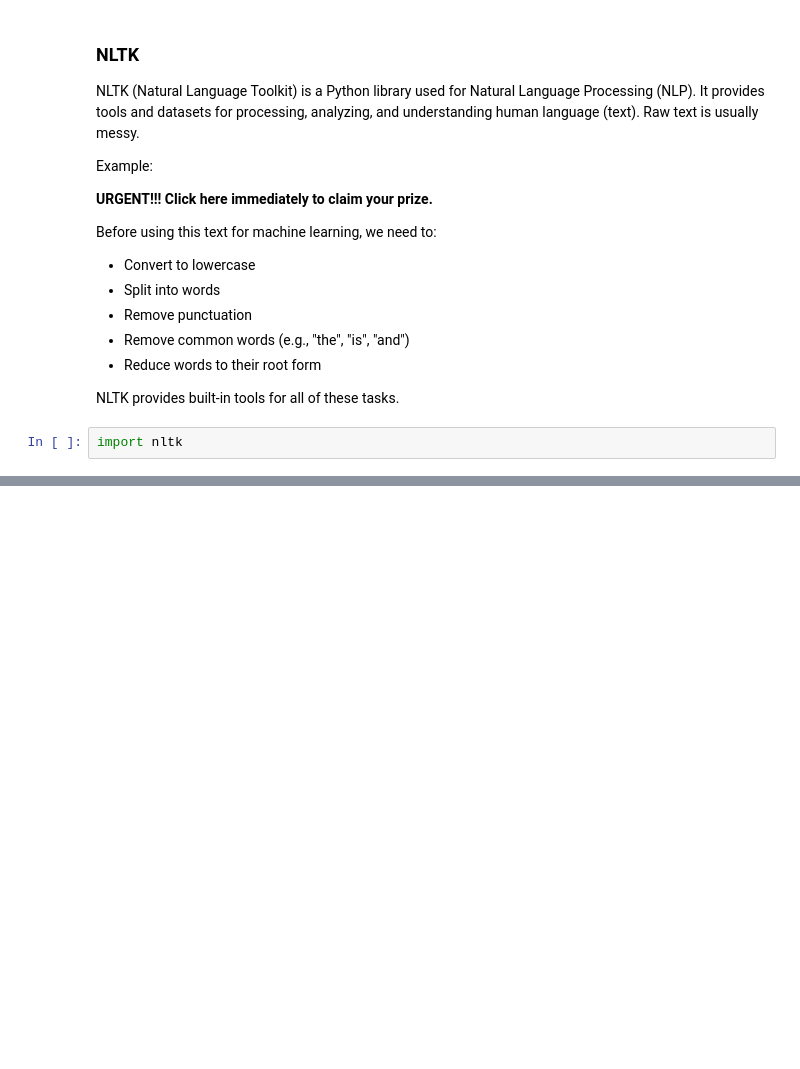
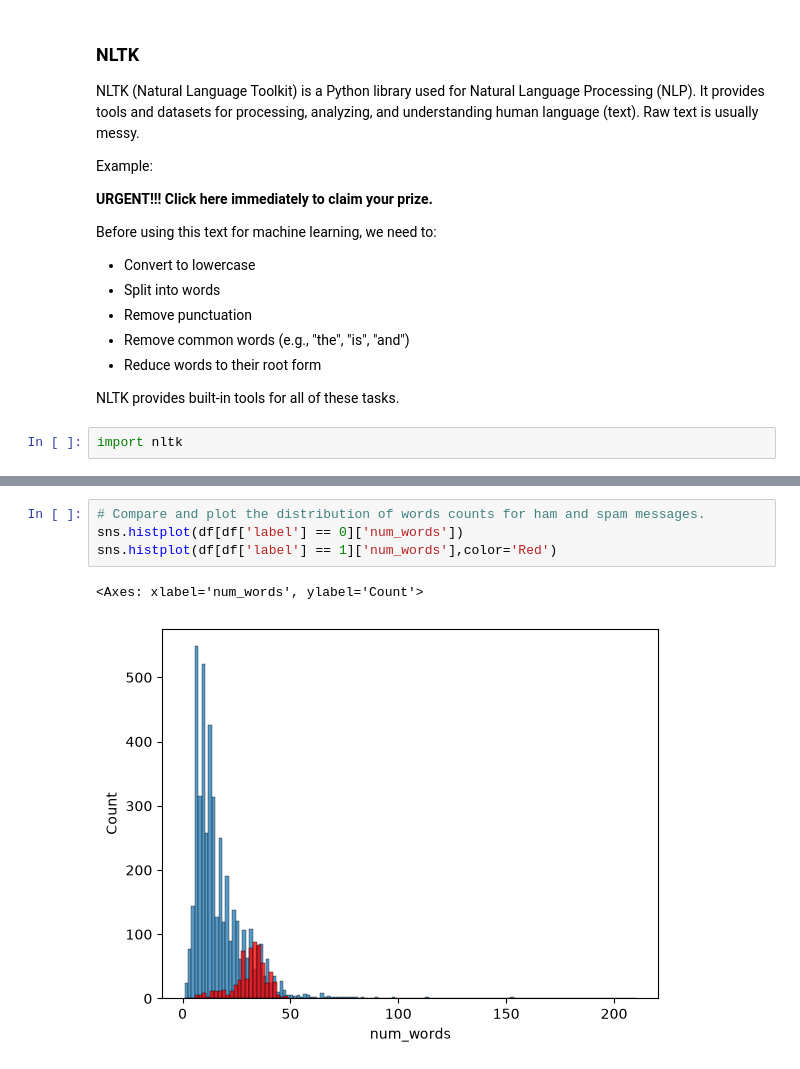
Before and after one commit to ShitalDhakal/PhishGuard, a Jupyter notebook: analyzer/services/ml_classifier.ipynb, the cells around one changed output, grey strips where cells are left out. Cells and saved outputs as stored; diff of their text form; blank space fills up the shorter version.

```diff
--- a/analyzer/services/ml_classifier.ipynb
+++ b/analyzer/services/ml_classifier.ipynb
@@ -221,0 +359,7 @@ import nltk
+# %%
+# Compare and plot the distribution of words counts for ham and spam messages.
+sns.histplot(df[df['label'] == 0]['num_words'])
+sns.histplot(df[df['label'] == 1]['num_words'],color='Red')
+# %% [output]
+<Axes: xlabel='num_words', ylabel='Count'>
+[figure, added]
```
Also changed, not shown: parts of 24 cells of this notebook.
